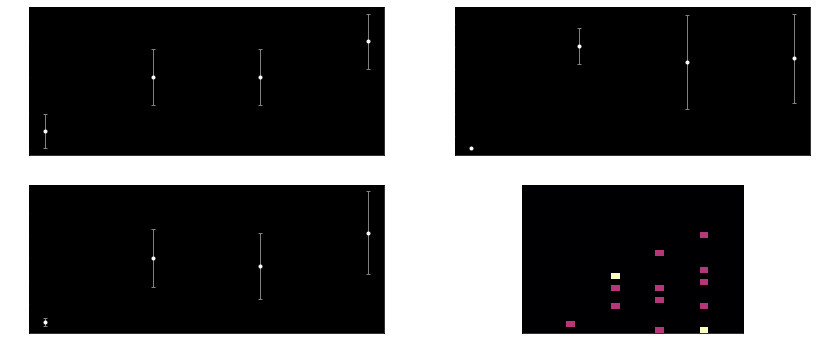
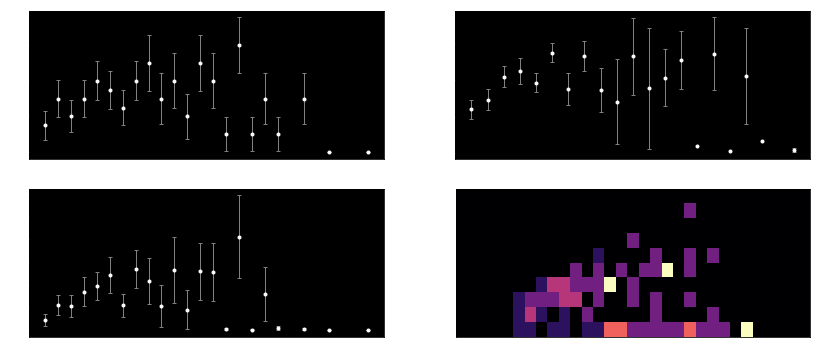
The notebook cell's code change between the first figure and the second:
--- before
+++ after
@@ -1,3 +1,3 @@
-files = np.roll(glob.glob("test_mutRate*/*.npy"), -1)
+files = glob.glob("test_mutRate*/*.npy")
 
 rates = np.array([int(f[79:-4])/1000 for f in files])
@@ -14,22 +14,22 @@
 foundStd = np.array([np.std(s[s>0])/np.sqrt(len(s[s>0])-1) for s in solnCounts])
 
-hist = np.zeros([25, 25])
+hist = np.zeros([10, 31])
 for i in range(len(rates)):
     for c in solnCounts[i]:
         if c > 0:
-            hist[int(c/20), int(1000*rates[i])] += 1/len(solnCounts[i])
+            hist[int(c/40), int(1000*rates[i])] += 1/len(solnCounts[i])
 
 
-print(np.array([rates, numRuns]))
+print(np.array([100*rates, numRuns]))
 
 fig, ax = plt.subplots(2, 2, figsize=(14,6))
-ax[0, 0].errorbar(rates, probs,      yerr=err1sig,  fmt='ow', ms=3, ecolor='gray', elinewidth=1, capsize=2)
-ax[1, 0].errorbar(rates, means,      yerr=std,      fmt='ow', ms=3, ecolor='gray', elinewidth=1, capsize=2)
-ax[0, 1].errorbar(rates, foundMeans, yerr=foundStd, fmt='ow', ms=3, ecolor='gray', elinewidth=1, capsize=2)
+ax[0, 0].errorbar(100*rates, probs,      yerr=err1sig,  fmt='ow', ms=3, ecolor='gray', elinewidth=1, capsize=2)
+ax[1, 0].errorbar(100*rates, means,      yerr=std,      fmt='ow', ms=3, ecolor='gray', elinewidth=1, capsize=2)
+ax[0, 1].errorbar(100*rates, foundMeans, yerr=foundStd, fmt='ow', ms=3, ecolor='gray', elinewidth=1, capsize=2)
 ax[1, 1].imshow(hist, origin='lower', cmap='magma')
 
-ax[1, 1].set_aspect(0.67)
-# ax[1, 1].set_xticks(np.linspace(0,40,9))
-# ax[1, 1].set_xticklabels(np.linspace(0.6,1,9))
+ax[1, 1].set_aspect(1.3)
+ax[1, 1].set_xticks(np.linspace(0,30,7))
+ax[1, 1].set_xticklabels(np.linspace(0,3,7))
 ax[1, 1].set_yticks([])
 plt.show()

Commit: mut tests